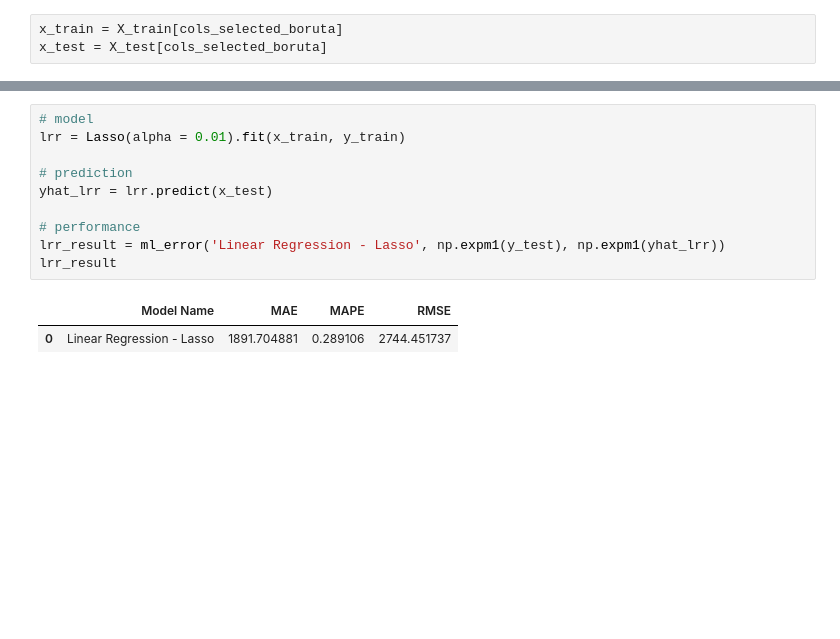
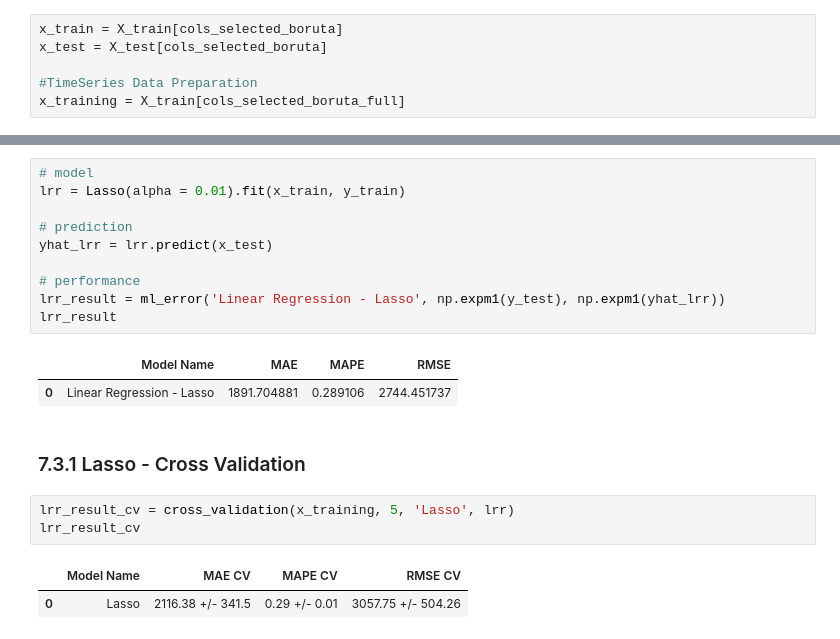
Before and after one commit to adeassisvieira/rossman-store-sales-project, a Jupyter notebook: store_sales_prediction_03.ipynb, the cells around one changed output, grey strips where cells are left out. Drawn from its saved outputs; the diff is of its cells as text; blank space fills up the shorter version.

```diff
--- a/store_sales_prediction_03.ipynb
+++ b/store_sales_prediction_03.ipynb
@@ -1002,6 +1047,9 @@ cols_not_selected_boruta = [
 # %%
 x_train = X_train[cols_selected_boruta]
 x_test = X_test[cols_selected_boruta]
+
+#TimeSeries Data Preparation
+x_training = X_train[cols_selected_boruta_full]
 # %% [markdown]
 ## 7.1 Average Model
 # %%
@@ -1049,3 +1102,11 @@ lrr_result
 # %% [output]
 |  | Model Name | MAE | MAPE | RMSE |
 | 0 | Linear Regression - Lasso | 1891.704881 | 0.289106 | 2744.451737 |
+# %% [markdown]
+### 7.3.1 Lasso - Cross Validation
+# %%
+lrr_result_cv = cross_validation(x_training, 5, 'Lasso', lrr)
+lrr_result_cv
+# %% [output]
+|  | Model Name | MAE CV | MAPE CV | RMSE CV |
+| 0 | Lasso | 2116.38 +/- 341.5 | 0.29 +/- 0.01 | 3057.75 +/- 504.26 |
```
Also changed, not shown: parts of 21 cells of this notebook.
